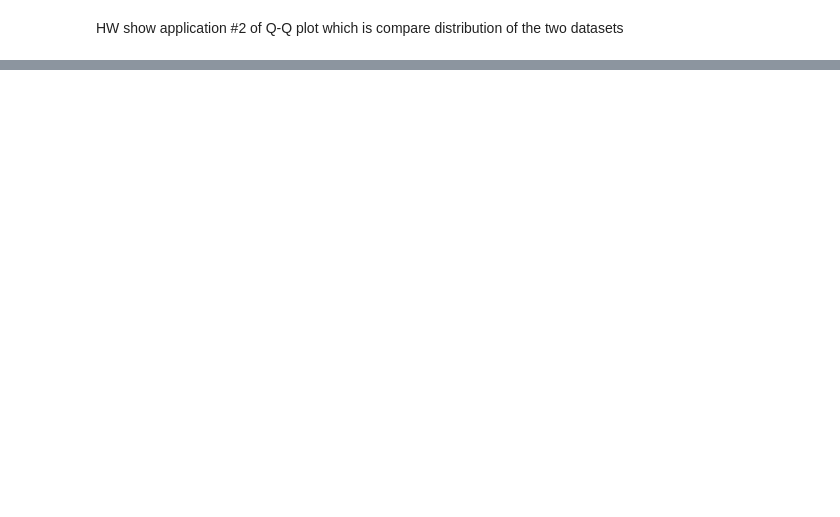
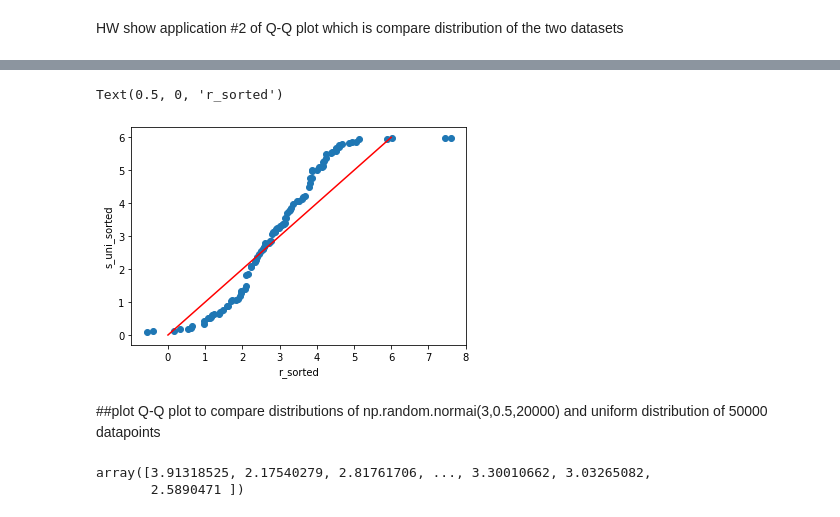
Before and after one commit to tthawatch/DPDM, a Jupyter notebook: Data102.ipynb, the cells around one changed output, grey strips where cells are left out. Drawn from its saved outputs; the diff is of its cells as text; code cells hidden in the pictures; blank space fills up the shorter version.

```diff
--- a/Data102.ipynb
+++ b/Data102.ipynb
@@ -319,0 +365,14 @@ Text(0.5, 1.0, 'Normal Q-Q plot')
+# %%
+r_sorted = np.sort(r)
+# %%
+s_uni_sorted = np.sort(s_uni)
+# %%
+plt.scatter(r_sorted,s_uni_sorted)
+plt.plot(range(7),range(7),'r-')
+plt.ylabel('s_uni_sorted')
+plt.xlabel('r_sorted')
+# %% [output]
+Text(0.5, 0, 'r_sorted')
+[figure, added]
+# %% [markdown]
+##plot Q-Q plot to compare distributions of np.random.normai(3,0.5,20000) and uniform distribution of 50000 datapoints
@@ -319,0 +382,5 @@ Text(0.5, 1.0, 'Normal Q-Q plot')
+# %%
+ex
+# %% [output]
+array([3.91318525, 2.17540279, 2.81761706, ..., 3.30010662, 3.03265082,
+       2.5890471 ])
```
Also changed, not shown: parts of 26 cells of this notebook.
